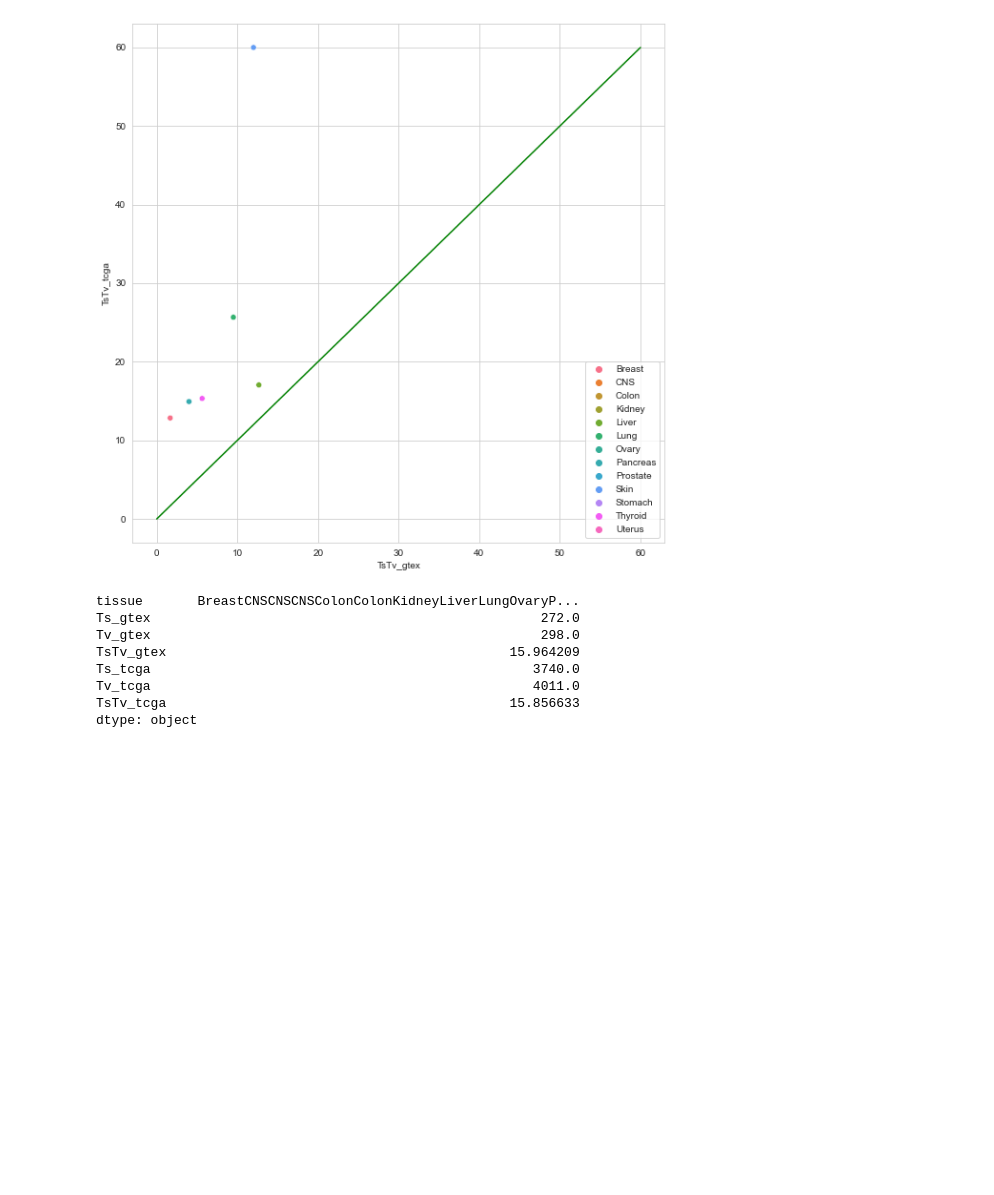
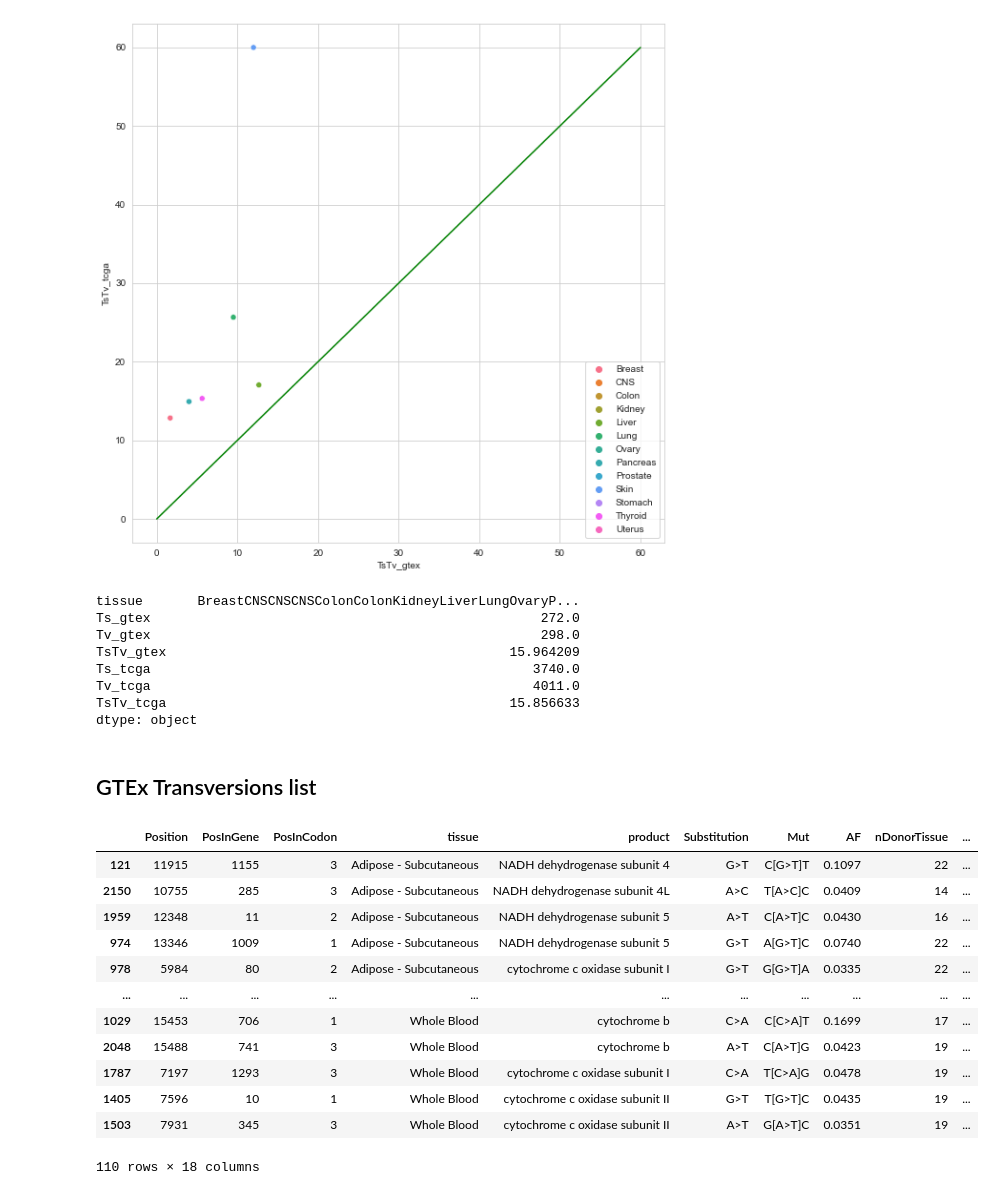
Before and after one commit to mitoclub/mtdnaMutSpecOfCancers, a Jupyter notebook: notebooks/stem_workers.ipynb, the cells around one changed output. Saved outputs shown, nothing was run; the diff lists cells and outputs as text; code cells hidden in the pictures; blank space fills up the shorter version.

Commit message:
tv table for gtex added

```diff
--- a/notebooks/stem_workers.ipynb
+++ b/notebooks/stem_workers.ipynb
@@ -78,12 +78,14 @@ sns.histplot(gtex.AF);
 # %% [output]
 [figure]
 # %%
-gtex_filtered = gtex.merge(refseq_gtex, left_on="Position", right_on="Pos")
-assert (gtex_filtered.Nuc == gtex_filtered.AncestralAllele).all()
-assert gtex_filtered.shape[0] == gtex.shape[0]
+gtex_annotated = gtex.merge(refseq_gtex, left_on="Position", right_on="Pos")
 
-gtex_filtered["Mut"] = gtex_filtered.Context.str.get(0) + "[" + gtex_filtered.Substitution + "]" + gtex_filtered.Context.str.get(-1)
-gtex_filtered = gtex_filtered[(gtex_filtered.Type == "CDS") & (gtex_filtered.Strand == 1)]
+assert (gtex_annotated.Nuc == gtex_annotated.AncestralAllele).all()
+assert gtex_annotated.shape[0] == gtex.shape[0]
+
+gtex_annotated["Mut"] = gtex_annotated.Context.str.get(0) + "[" + gtex_annotated.Substitution + "]" + gtex_annotated.Context.str.get(-1)
+
+gtex_filtered = gtex_annotated[(gtex_annotated.Type == "CDS") & (gtex_annotated.Strand == 1)]
 gtex_filtered["AltCodon"] = gtex_filtered.apply(lambda x: "".join([x.Codon[i] if i != x.PosInCodon-1 else x.DerivedAllele for i in range(3)]), axis=1)
 gtex_filtered["Label"] = gtex_filtered.apply(lambda x: coda.get_mut_type(x.Codon, x.AltCodon, x.PosInCodon-1)[0], axis=1)
 print(gtex_filtered.shape)
@@ -456,3 +458,27 @@ Ts_tcga                                                 3740.0
 Tv_tcga                                                 4011.0
 TsTv_tcga                                            15.856633
 dtype: object
+# %% [markdown]
+## GTEx Transversions list
+# %%
+cols = ['Position','PosInGene', 'PosInCodon', 'tissue', 'product',
+        'Substitution', 'Mut','AF','nDonorTissue', 'BQ', 'COV',
+        'OTHERS_DONOR_AF', 'OTHERS_DONOR_COV', 'Strand', 'Context', 'Codon', 'Type', 'Is4Fold', ]
+
+gtex_filtered_tv = gtex_filtered.loc[gtex_filtered.Substitution.isin(transversions), cols].sort_values(["tissue", "product", "Position"])
+gtex_filtered_tv.to_csv("../data/stem_and_workers/gtex_filtered_tv.csv", index=False)
+gtex_filtered_tv
+# %% [output]
+|  | Position | PosInGene | PosInCodon | tissue | product | Substitution | Mut | AF | nDonorTissue | ... |
+| 121 | 11915 | 1155 | 3 | Adipose - Subcutaneous | NADH dehydrogenase subunit 4 | G>T | C[G>T]T | 0.1097 | 22 | ... |
+| 2150 | 10755 | 285 | 3 | Adipose - Subcutaneous | NADH dehydrogenase subunit 4L | A>C | T[A>C]C | 0.0409 | 14 | ... |
+| 1959 | 12348 | 11 | 2 | Adipose - Subcutaneous | NADH dehydrogenase subunit 5 | A>T | C[A>T]C | 0.0430 | 16 | ... |
+| 974 | 13346 | 1009 | 1 | Adipose - Subcutaneous | NADH dehydrogenase subunit 5 | G>T | A[G>T]C | 0.0740 | 22 | ... |
+| 978 | 5984 | 80 | 2 | Adipose - Subcutaneous | cytochrome c oxidase subunit I | G>T | G[G>T]A | 0.0335 | 22 | ... |
+| ... | ... | ... | ... | ... | ... | ... | ... | ... | ... | ... |
+| 1029 | 15453 | 706 | 1 | Whole Blood | cytochrome b | C>A | C[C>A]T | 0.1699 | 17 | ... |
+| 2048 | 15488 | 741 | 3 | Whole Blood | cytochrome b | A>T | C[A>T]G | 0.0423 | 19 | ... |
+| 1787 | 7197 | 1293 | 3 | Whole Blood | cytochrome c oxidase subunit I | C>A | T[C>A]G | 0.0478 | 19 | ... |
+| 1405 | 7596 | 10 | 1 | Whole Blood | cytochrome c oxidase subunit II | G>T | T[G>T]C | 0.0435 | 19 | ... |
+| 1503 | 7931 | 345 | 3 | Whole Blood | cytochrome c oxidase subunit II | A>T | G[A>T]C | 0.0351 | 19 | ... |
+110 rows × 18 columns
```
Also changed, not shown: parts of 1 cell of this notebook, 1 other file.
